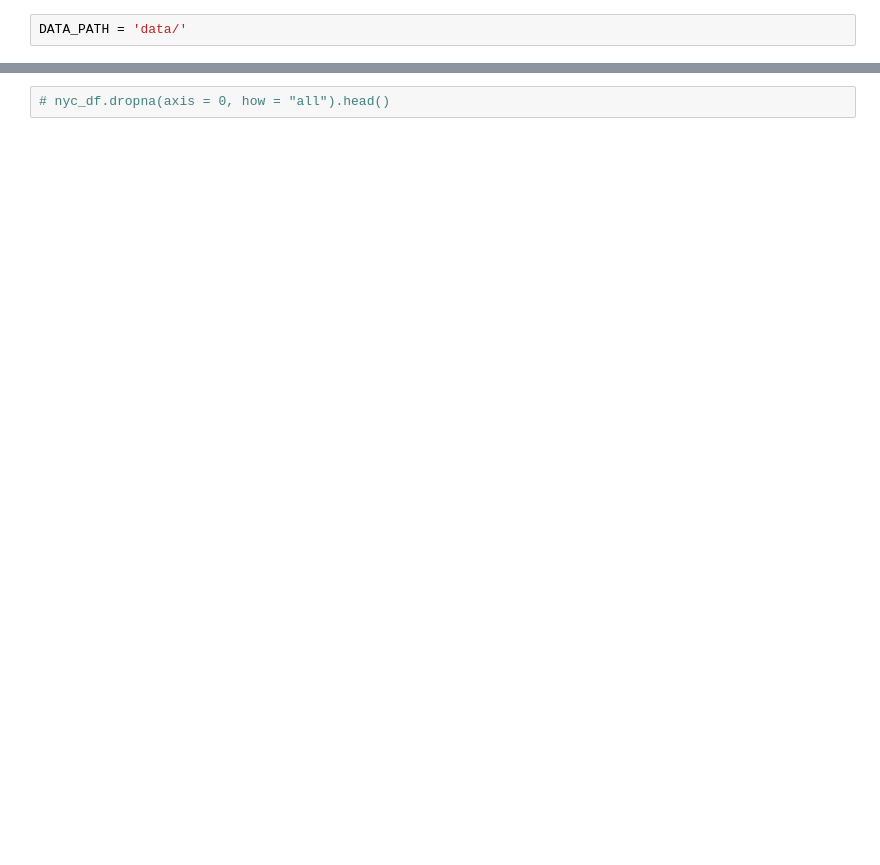
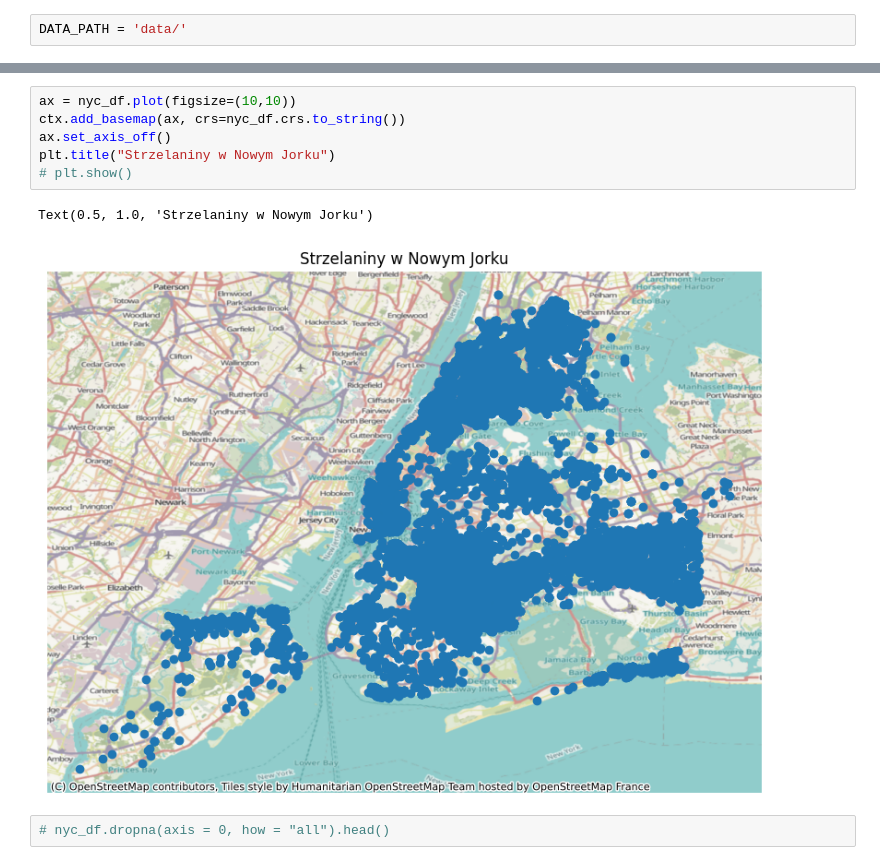
Before and after one commit to jkwiatk1/spatial-data-mining, a Jupyter notebook: 1-data_analysis.ipynb, the cells around one changed output, grey strips where cells are left out. Cells and saved outputs as stored; diff of their text form; blank space fills up the shorter version.

```diff
--- a/1-data_analysis.ipynb
+++ b/1-data_analysis.ipynb
@@ -26,2 +107,11 @@ nyc_df.crs
+# %%
+ax = nyc_df.plot(figsize=(10,10))
+ctx.add_basemap(ax, crs=nyc_df.crs.to_string())
+ax.set_axis_off()
+plt.title("Strzelaniny w Nowym Jorku")
+# plt.show()
+# %% [output]
+Text(0.5, 1.0, 'Strzelaniny w Nowym Jorku')
+[figure, added]
 # %%
 # nyc_df.dropna(axis = 0, how = "all").head()
```
Also changed, not shown: parts of 18 cells of this notebook, 31 other files.
